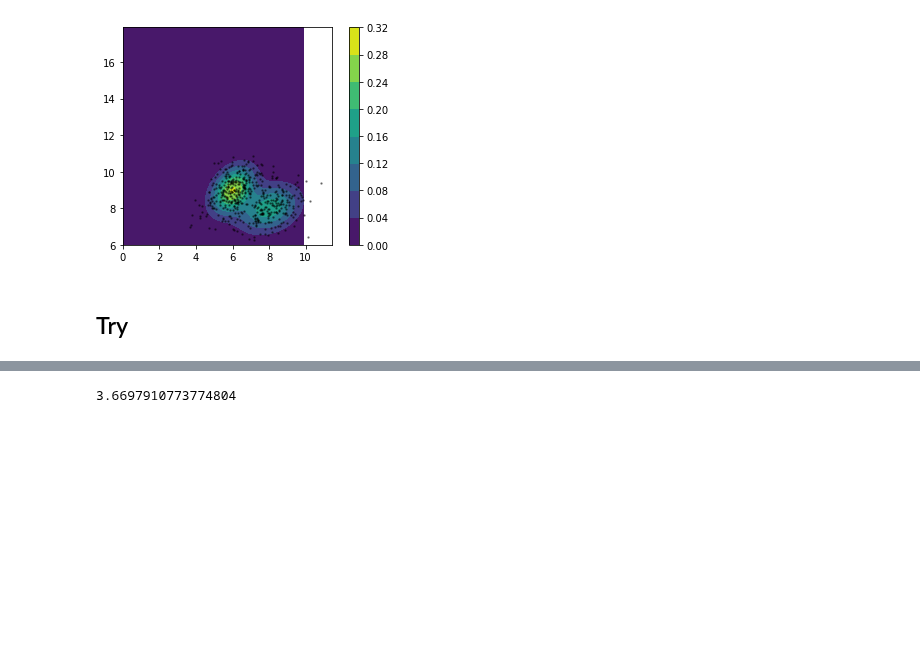
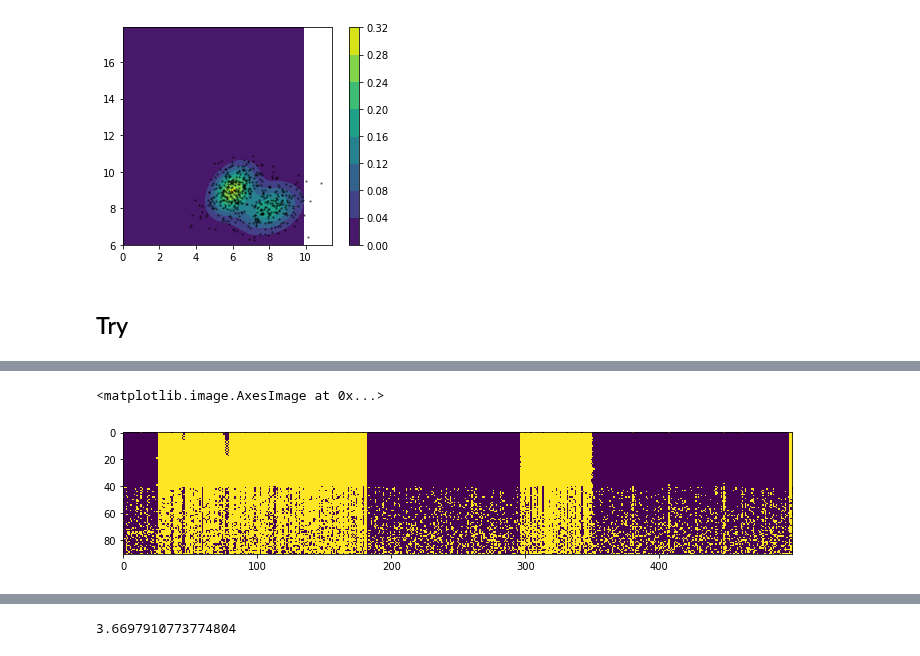
Before and after one commit to cgre-aachen/bayseg, a Jupyter notebook: notebooks/alex_prototyping.ipynb, the cells around one changed output, grey strips where cells are left out. Cells and saved outputs as stored; diff of their text form; code cells hidden in the pictures; blank space fills up the shorter version.

```diff
--- a/notebooks/alex_prototyping.ipynb
+++ b/notebooks/alex_prototyping.ipynb
@@ -86,3 +160,8 @@ ex1.fit(100)
 # %%
 a = np.array(ex1.labels)
+plt.figure(figsize = (12,4))
+plt.imshow(a)
+# %% [output]
+<matplotlib.image.AxesImage at 0x...>
+[figure, added]
 # %%
```
Also changed, not shown: parts of 20 cells of this notebook, 2 other files.
